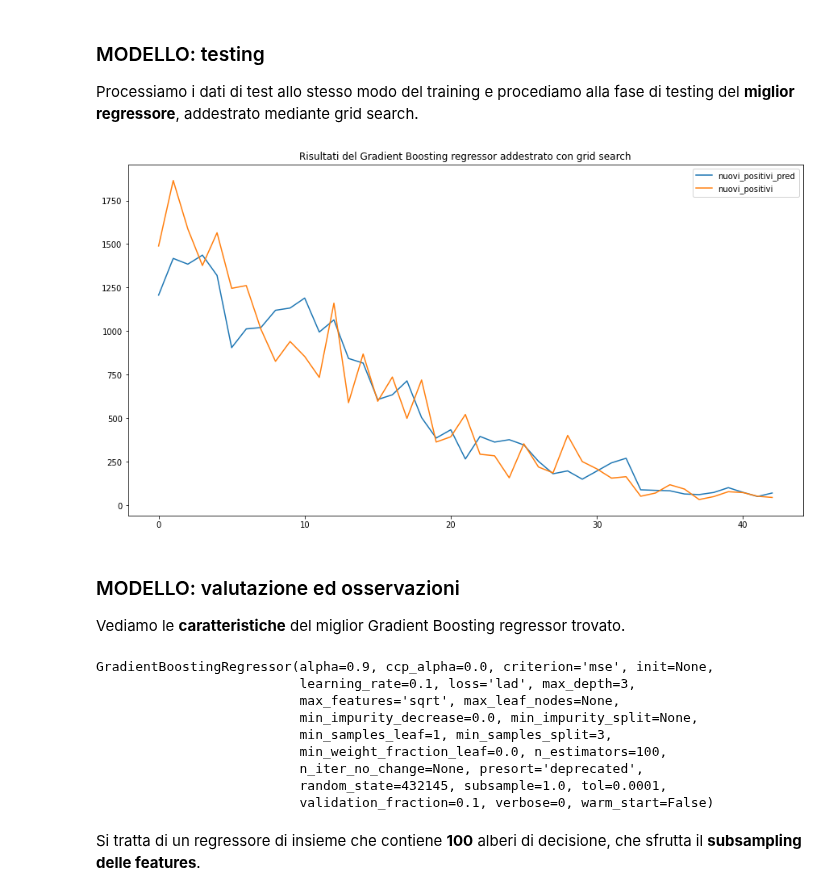
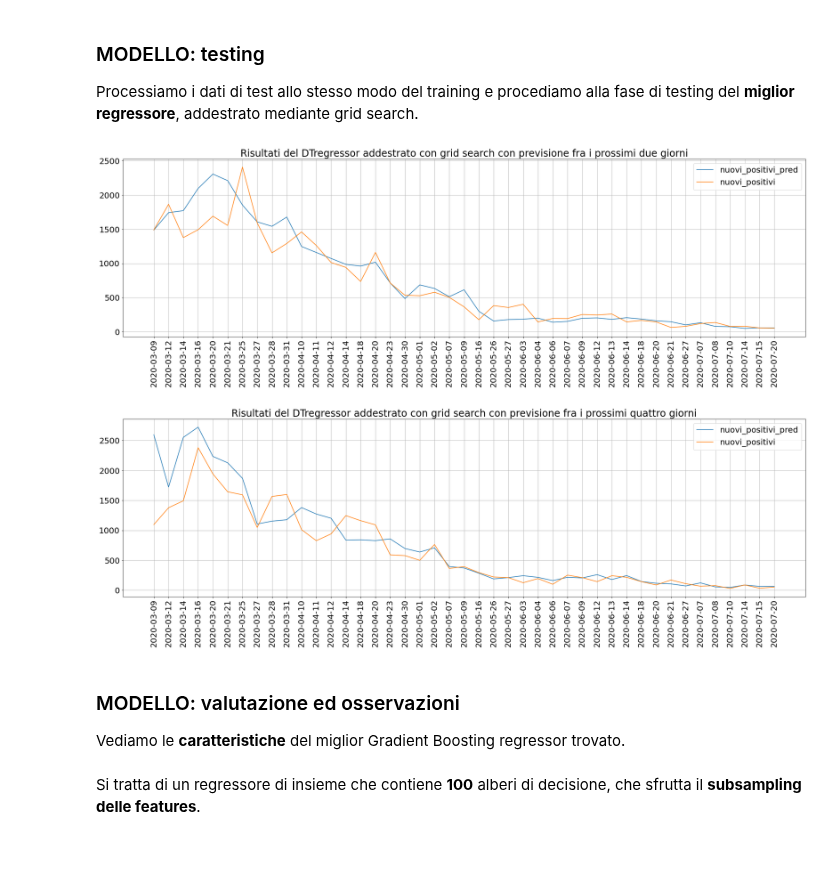
Before and after one commit to Tambup/MLDM_COVID-19, a Jupyter notebook: gradient/covid_dividiamo_modelli_gbr_grid.ipynb, the cells around one changed output. Drawn from its saved outputs; the diff is of its cells as text; code cells hidden in the pictures; blank space fills up the shorter version.

Commit message:
aggiornamento finale con aggiunta 4 giorni

```diff
--- a/gradient/covid_dividiamo_modelli_gbr_grid.ipynb
+++ b/gradient/covid_dividiamo_modelli_gbr_grid.ipynb
@@ -7,22 +10,26 @@
 
 Questo notebook ha lo scopo di addestrare alcuni **modelli** di predizione per il nostro dataset basati sulla tecnica di Ensemble **Gradient Boosting**. Utilizzeremo, come di consueto, la procedura automatizzata tramite **grid search**.
 # %%
-%autosave 30
-%matplotlib inline
-
 import os
 import numpy as np
 import pandas as pd
 import matplotlib.pyplot as plt
-plt.rcParams["figure.figsize"] = (15, 8)
+
+import joblib
+from datetime import datetime
 
 from sklearn.impute import SimpleImputer
 from sklearn.pipeline import Pipeline
 from sklearn.model_selection import GridSearchCV, StratifiedKFold, KFold
 from sklearn.metrics import r2_score, mean_squared_error, max_error
-
 from sklearn.ensemble import GradientBoostingRegressor
 
+from google.colab import drive
+drive.flush_and_unmount()
+drive.mount('/content/drive', force_remount=True)
+import pandas as pd
+import os
+os.chdir("/content/drive/Shared drives/MLDM progetto/Datasets/dataset_finali")
 
 import warnings
 warnings.filterwarnings('ignore')
@@ -68,0 +84,6 @@ test_y = test["fut1_nuovi_positivi"]
+# %%
+train_X_2 = train[predictor_columns]
+train_y_2 = train["fut1_nuovi_positivi"]
+#ricoverati con sintomi, terapia intensiva, deceduti, nuovi ospedalizzati, dimessi
+test_X_2 = test[predictor_columns]
+test_y_2 = test["fut1_nuovi_positivi"]
@@ -102,13 +131,13 @@ param_grid = {"gbr__loss": loss_list,
 # %%
 kfold_splits = 4
-grid_regressor = GridSearchCV(estimator=pipeline,
+grid_regressor_2 = GridSearchCV(estimator=pipeline,
                               n_jobs=-1,
                               verbose=1,
                               return_train_score=True,
                             cv=KFold(n_splits=kfold_splits, shuffle=True, random_state=rnd_state),
                               param_grid=param_grid)
 
-grid_regressor.fit(train_X, train_y)
+grid_regressor_2.fit(train_X_2, train_y_2)
 # %% [output]
 Fitting 4 folds for each of 64 candidates, totalling 256 fits
 [Parallel(n_jobs=-1)]: Using backend LokyBackend with 2 concurrent workers.
@@ -137,18 +198,10 @@ GridSearchCV(cv=KFold(n_splits=4, random_state=432145, shuffle=True),
 
 Processiamo i dati di test allo stesso modo del training e procediamo alla fase di testing del **miglior regressore**, addestrato mediante grid search.
 # %%
-best_regressor = grid_regressor.best_estimator_["gbr"]
+best_regressor_2 = grid_regressor_2.best_estimator_["gbr"]
 
 imputer = SimpleImputer(missing_values=np.nan, strategy="mean")
-imputer = imputer.fit(test_X)
-test_X_imp = imputer.transform(test_X)
+imputer = imputer.fit(test_X_2)
+test_X_imp = imputer.transform(test_X_2)
 
-predicted = best_regressor.predict(test_X_imp)
+predicted_2 = best_regressor_2.predict(test_X_imp)
-# %%
-plt.plot(predicted, label="nuovi_positivi_pred")
-plt.plot(test_y.values, label="nuovi_positivi")
-plt.legend()
-plt.title("Risultati del Gradient Boosting regressor addestrato con grid search")
-plt.show()
-# %% [output]
-[figure, removed]
@@ -155,16 +216,30 @@ plt.show()
+# %%
+x_triks=df.loc[list(test_X_2.index),['Data']]
+plt.rcParams.update({'font.size': 20})
+plt.rcParams["figure.figsize"] = (30, 8)
+plt.plot(predicted_2, label="nuovi_positivi_pred")
+plt.plot(test_y_2.values, label="nuovi_positivi")
+plt.xticks(np.arange(x_triks.shape[0]), (x_triks['Data'].dt.date), rotation=90)
+plt.legend()
+plt.grid()
+plt.title("Risultati del DTregressor addestrato con grid search con previsione fra i prossimi due giorni")
+plt.show()
+# %% [output]
+[figure, added]
+# %%
+x_triks=df.loc[list(test_X_4.index),['Data']]
+plt.rcParams.update({'font.size': 20})
+plt.rcParams["figure.figsize"] = (30, 8)
+plt.plot(predicted_4, label="nuovi_positivi_pred")
+plt.plot(test_y_4.values, label="nuovi_positivi")
+plt.xticks(np.arange(x_triks.shape[0]), (x_triks['Data'].dt.date), rotation=90)
+plt.legend()
+plt.grid()
+plt.title("Risultati del DTregressor addestrato con grid search con previsione fra i prossimi quattro giorni")
+plt.show()
+# %% [output]
+[figure, added]
 # %% [markdown]
 ### MODELLO: valutazione ed osservazioni ###
 
 Vediamo le **caratteristiche** del miglior Gradient Boosting regressor trovato.
-# %%
-best_regressor
-# %% [output]
-GradientBoostingRegressor(alpha=0.9, ccp_alpha=0.0, criterion='mse', init=None,
-                          learning_rate=0.1, loss='lad', max_depth=3,
-                          max_features='sqrt', max_leaf_nodes=None,
-                          min_impurity_decrease=0.0, min_impurity_split=None,
-                          min_samples_leaf=1, min_samples_split=3,
-                          min_weight_fraction_leaf=0.0, n_estimators=100,
-                          n_iter_no_change=None, presort='deprecated',
-                          random_state=432145, subsample=1.0, tol=0.0001,
-                          validation_fraction=0.1, verbose=0, warm_start=False)
```
Also changed, not shown: parts of 28 cells of this notebook.
